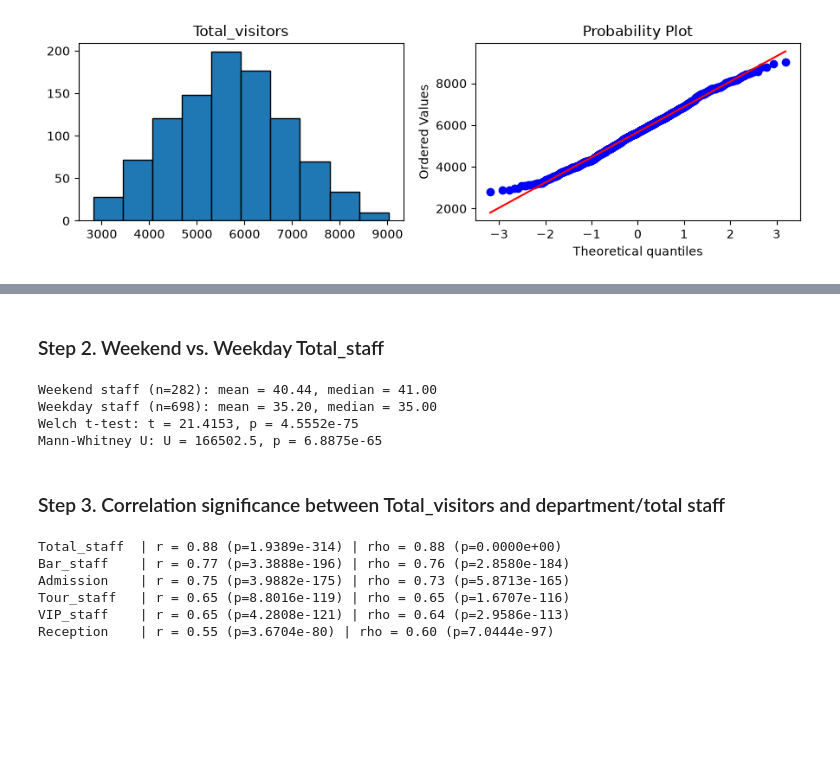
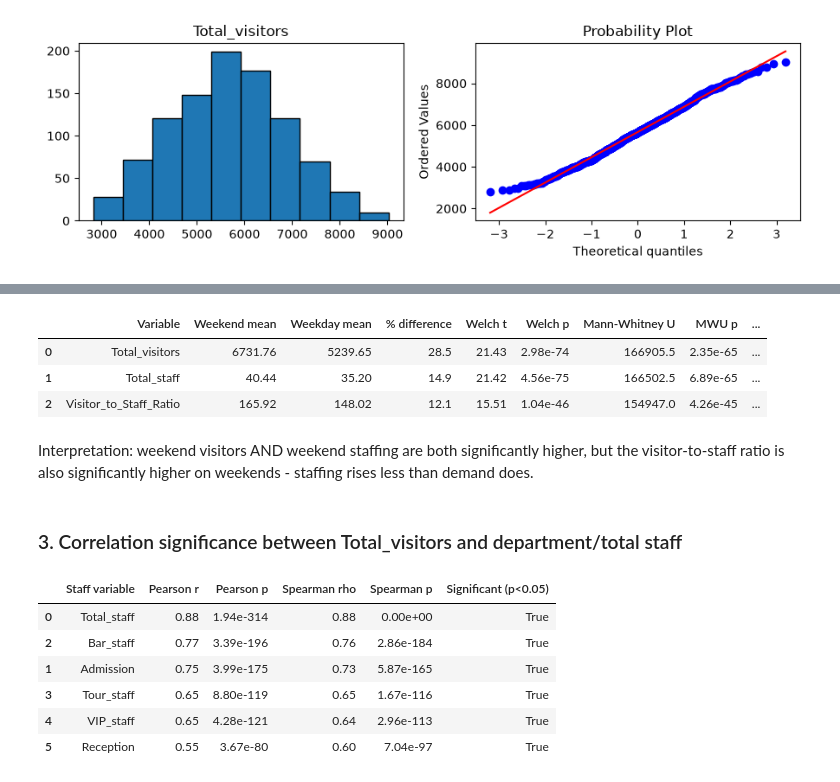
Before and after one commit to DannieYL/230482-YangLiu-StrategicThinking-CA1, a Jupyter notebook: Jupterbook 2026689_Strategic Thinking_CA2.ipynb, the cells around one changed output, grey strips where cells are left out. Cells and saved outputs as stored; diff of their text form; code cells hidden in the pictures; blank space fills up the shorter version.

```diff
--- a/Jupterbook 2026689_Strategic Thinking_CA2.ipynb
+++ b/Jupterbook 2026689_Strategic Thinking_CA2.ipynb
@@ -877,34 +851,45 @@ Mann-Whitney U: U = 166905.5, p = 2.3540e-65
-# %% [markdown]
-### Step 2. Weekend vs. Weekday Total_staff
-# %%
-
-wknd_staff = df.loc[df['Is_Weekend'] == 1, 'Total_staff'].dropna()
-wkdy_staff = df.loc[df['Is_Weekend'] == 0, 'Total_staff'].dropna()
-
-t_stf, p_t_stf = stats.ttest_ind(wknd_staff, wkdy_staff, equal_var=False)
-u_stf, p_u_stf = stats.mannwhitneyu(wknd_staff, wkdy_staff, alternative='two-sided')
-
-print(f"Weekend staff (n={len(wknd_staff)}): mean = {wknd_staff.mean():.2f}, median = {wknd_staff.median():.2f}")
-print(f"Weekday staff (n={len(wkdy_staff)}): mean = {wkdy_staff.mean():.2f}, median = {wkdy_staff.median():.2f}")
-print(f"Welch t-test: t = {t_stf:.4f}, p = {p_t_stf:.4e}")
-print(f"Mann-Whitney U: U = {u_stf:.1f}, p = {p_u_stf:.4e}\n")
-# %% [output]
-Weekend staff (n=282): mean = 40.44, median = 41.00
-Weekday staff (n=698): mean = 35.20, median = 35.00
-Welch t-test: t = 21.4153, p = 4.5552e-75
-Mann-Whitney U: U = 166502.5, p = 6.8875e-65
+# %%
+results = pd.DataFrame([
+    compare_weekend_weekday('Total_visitors'),
+    compare_weekend_weekday('Total_staff'),
+    compare_weekend_weekday('Visitor_to_Staff_Ratio'),
+])
+results
+# %% [output]
+|  | Variable | Weekend mean | Weekday mean | % difference | Welch t | Welch p | Mann-Whitney U | MWU p | ... |
+| 0 | Total_visitors | 6731.76 | 5239.65 | 28.5 | 21.43 | 2.98e-74 | 166905.5 | 2.35e-65 | ... |
+| 1 | Total_staff | 40.44 | 35.20 | 14.9 | 21.42 | 4.56e-75 | 166502.5 | 6.89e-65 | ... |
+| 2 | Visitor_to_Staff_Ratio | 165.92 | 148.02 | 12.1 | 15.51 | 1.04e-46 | 154947.0 | 4.26e-45 | ... |
+# %% [markdown]
+Interpretation: weekend visitors AND weekend staffing are both significantly
+ higher, but the visitor-to-staff ratio is also significantly higher on
+weekends - staffing rises less than demand does.
 # %% [markdown]
-### Step 3. Correlation significance between Total_visitors and department/total staff
+### 3. Correlation significance between Total_visitors and department/total staff
-# %%
-
-for col in ['Total_staff', 'Bar_staff', 'Admission', 'Tour_staff', 'VIP_staff', 'Reception']:
-    r_val, p_r = stats.pearsonr(df['Total_visitors'], df[col])
-    rho_val, p_rho = stats.spearmanr(df['Total_visitors'], df[col])
-    print(f"{col:12s} | r = {r_val:.2f} (p={p_r:.4e}) | rho = {rho_val:.2f} (p={p_rho:.4e})")
-# %% [output]
-Total_staff  | r = 0.88 (p=1.9389e-314) | rho = 0.88 (p=0.0000e+00)
-Bar_staff    | r = 0.77 (p=3.3888e-196) | rho = 0.76 (p=2.8580e-184)
-Admission    | r = 0.75 (p=3.9882e-175) | rho = 0.73 (p=5.8713e-165)
-Tour_staff   | r = 0.65 (p=8.8016e-119) | rho = 0.65 (p=1.6707e-116)
-VIP_staff    | r = 0.65 (p=4.2808e-121) | rho = 0.64 (p=2.9586e-113)
-Reception    | r = 0.55 (p=3.6704e-80) | rho = 0.60 (p=7.0444e-97)
+# %%
+dept_cols = ['Total_staff', 'Admission', 'Bar_staff',
+             'Tour_staff', 'VIP_staff', 'Reception']
+
+rows = []
+for c in dept_cols:
+    r, p_r = stats.pearsonr(df['Total_visitors'], df[c])
+    rho, p_rho = stats.spearmanr(df['Total_visitors'], df[c])
+    rows.append({
+        'Staff variable': c,
+        'Pearson r': round(r, 2),
+        'Pearson p': f'{p_r:.2e}',
+        'Spearman rho': round(rho, 2),
+        'Spearman p': f'{p_rho:.2e}',
+        'Significant (p<0.05)': (p_r < 0.05) and (p_rho < 0.05),
+    })
+
+corr_table = pd.DataFrame(rows).sort_values('Pearson r', ascending=False)
+corr_table
+# %% [output]
+|  | Staff variable | Pearson r | Pearson p | Spearman rho | Spearman p | Significant (p<0.05) |
+| 0 | Total_staff | 0.88 | 1.94e-314 | 0.88 | 0.00e+00 | True |
+| 2 | Bar_staff | 0.77 | 3.39e-196 | 0.76 | 2.86e-184 | True |
+| 1 | Admission | 0.75 | 3.99e-175 | 0.73 | 5.87e-165 | True |
+| 3 | Tour_staff | 0.65 | 8.80e-119 | 0.65 | 1.67e-116 | True |
+| 4 | VIP_staff | 0.65 | 4.28e-121 | 0.64 | 2.96e-113 | True |
+| 5 | Reception | 0.55 | 3.67e-80 | 0.60 | 7.04e-97 | True |
```
Also changed, not shown: parts of 14 cells of this notebook, 5 other files.
